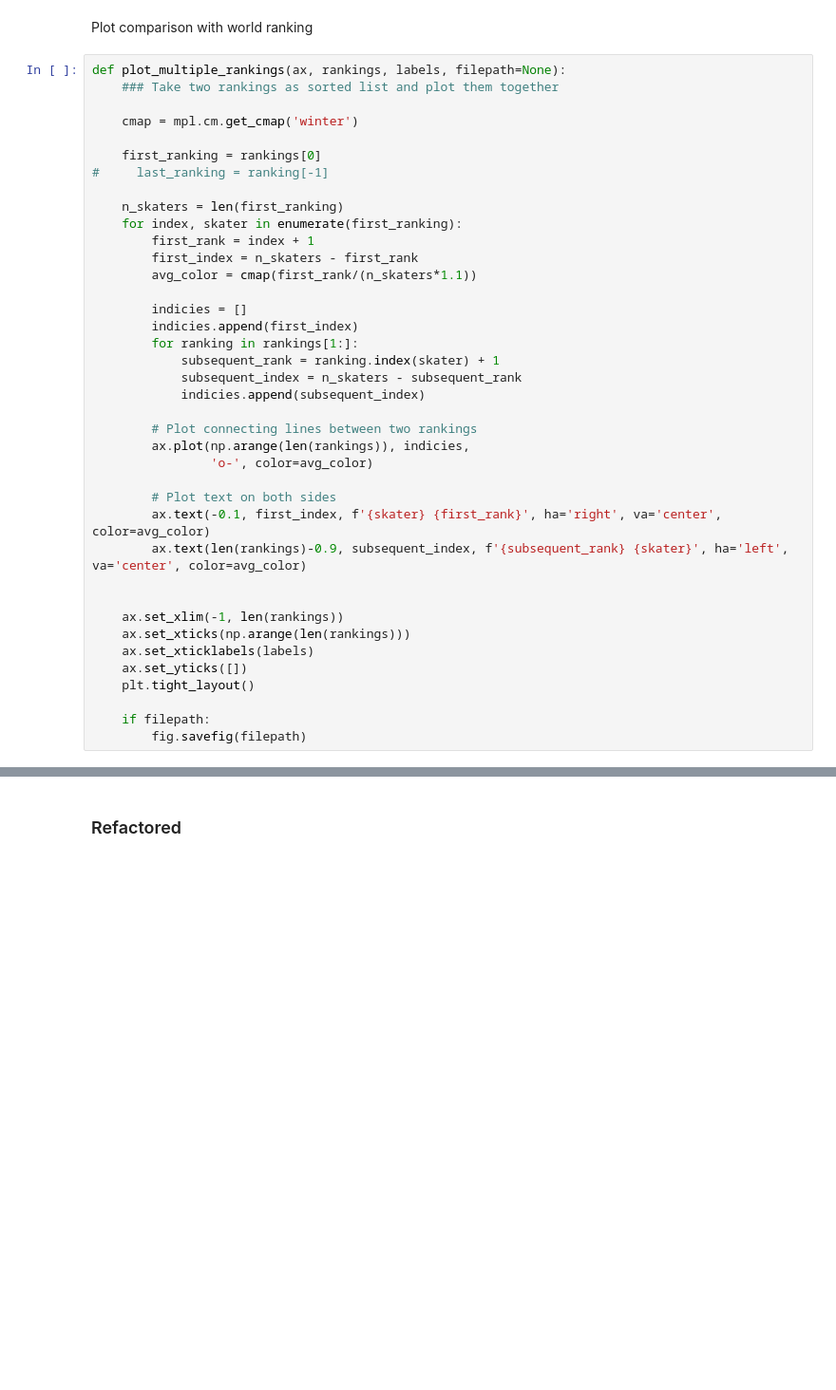
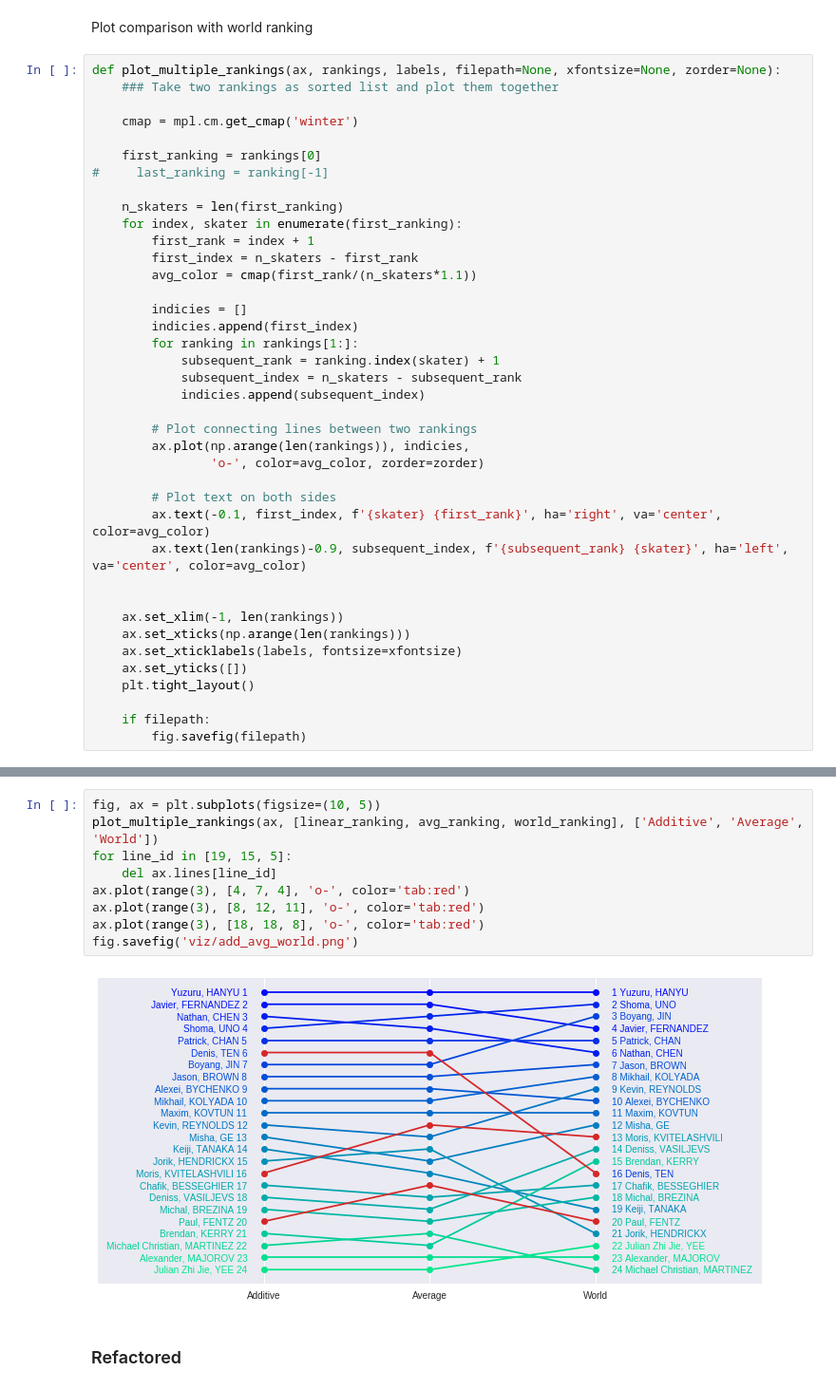
Before and after one commit to khanhnguyendata/skate_predict, a Jupyter notebook: analysis.ipynb, the cells around one changed output, grey strips where cells are left out. Shown at 95% size. Saved outputs shown, nothing was run; the diff lists cells and outputs as text; blank space fills up the shorter version.

```diff
--- a/analysis.ipynb
+++ b/analysis.ipynb
@@ -593,7 +604,7 @@ set()
 # %% [markdown]
 Plot comparison with world ranking
 # %%
-def plot_multiple_rankings(ax, rankings, labels, filepath=None):
+def plot_multiple_rankings(ax, rankings, labels, filepath=None, xfontsize=None, zorder=None):
     ### Take two rankings as sorted list and plot them together
 
     cmap = mpl.cm.get_cmap('winter')
@@ -616,7 +627,7 @@ def plot_multiple_rankings(ax, rankings, labels, filepath=None):
 
         # Plot connecting lines between two rankings
         ax.plot(np.arange(len(rankings)), indicies,
-                'o-', color=avg_color)
+                'o-', color=avg_color, zorder=zorder)
 
         # Plot text on both sides
         ax.text(-0.1, first_index, f'{skater} {first_rank}', ha='right', va='center', color=avg_color)
@@ -625,7 +636,7 @@ def plot_multiple_rankings(ax, rankings, labels, filepath=None):
 
     ax.set_xlim(-1, len(rankings))
     ax.set_xticks(np.arange(len(rankings)))
-    ax.set_xticklabels(labels)
+    ax.set_xticklabels(labels, fontsize=xfontsize)
     ax.set_yticks([])
     plt.tight_layout()
 
@@ -639,3 +645,14 @@ plot_multiple_rankings(ax, [linear_ranking, avg_ranking, world_ranking], ['Addit
+# %%
+fig, ax = plt.subplots(figsize=(10, 5))
+plot_multiple_rankings(ax, [linear_ranking, avg_ranking, world_ranking], ['Additive', 'Average', 'World'])
+for line_id in [19, 15, 5]:
+    del ax.lines[line_id]
+ax.plot(range(3), [4, 7, 4], 'o-', color='tab:red')
+ax.plot(range(3), [8, 12, 11], 'o-', color='tab:red')
+ax.plot(range(3), [18, 18, 8], 'o-', color='tab:red')
+fig.savefig('viz/add_avg_world.png')
+# %% [output]
+[figure, added]
 # %% [markdown]
 ### Refactored
 # %%
```
Also changed, not shown: parts of 24 cells of this notebook.
